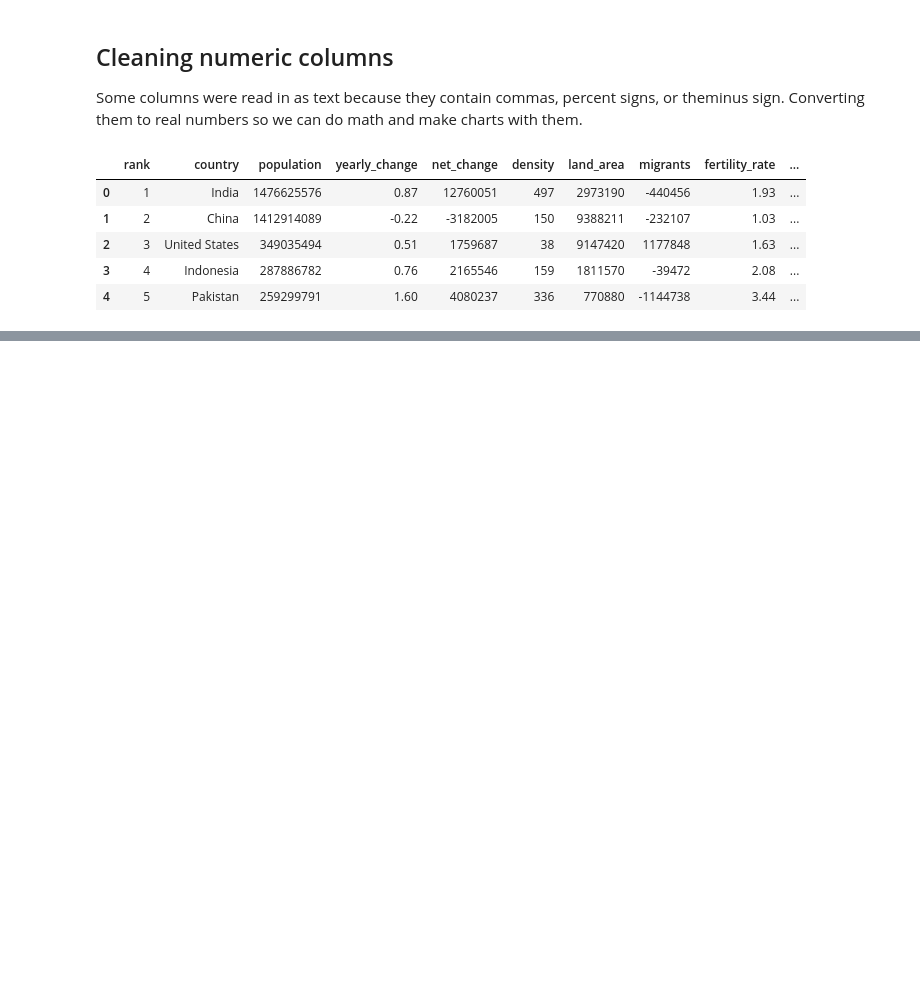
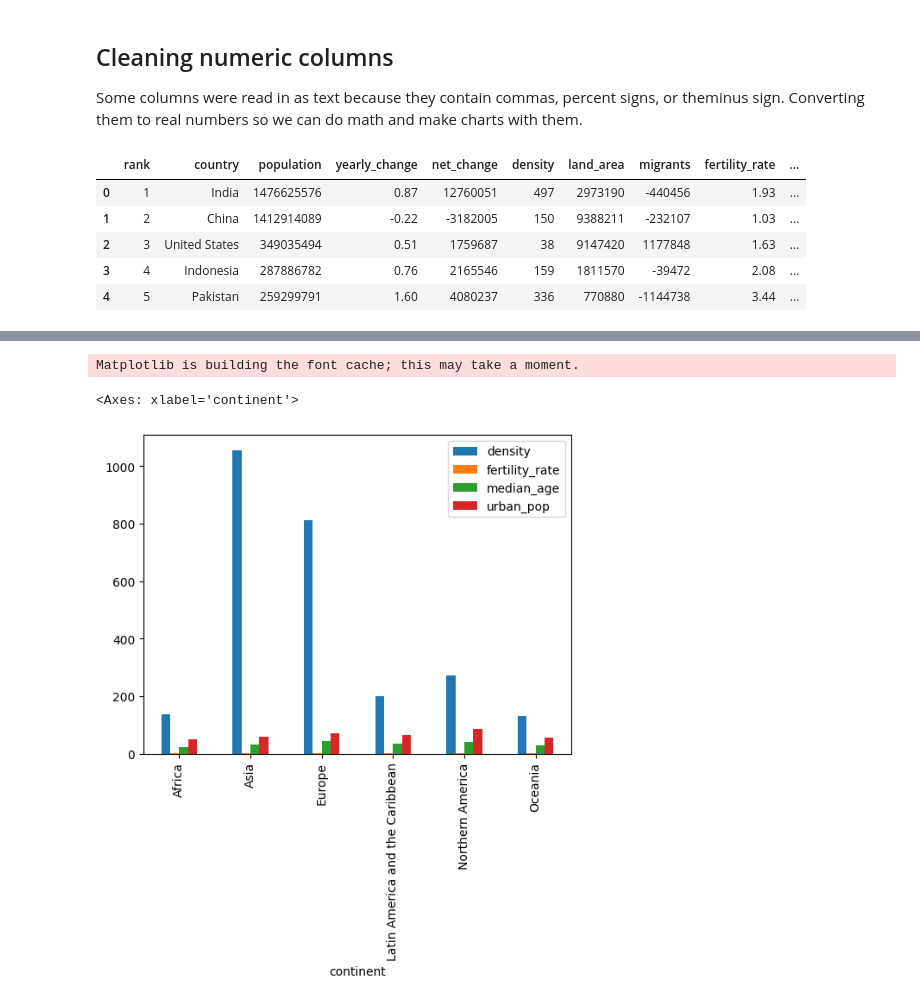
Before and after one commit to KristijanJakimov/population_project, a Jupyter notebook: analysis.ipynb, the cells around one changed output, grey strips where cells are left out. Drawn from its saved outputs; the diff is of its cells as text; code cells hidden in the pictures; blank space fills up the shorter version.

Commit message:
chart made: density fertility median age and urban pop by country

```diff
--- a/analysis.ipynb
+++ b/analysis.ipynb
@@ -93,6 +93,7 @@ data["land_area"] = [int(clean_number(value)) for value in data["land_area"]]
 data["migrants"] = [int(clean_number(value)) for value in data["migrants"]]
 data["urban_pop"] = [float(clean_number(value)) for value in data["urban_pop"]]
 data["world_share"] = [float(clean_number(value)) for value in data["world_share"]]
+data["density"] = [int(clean_number(value)) for value in data["density"]]
 data.head()
 # %% [output]
 |  | rank | country | population | yearly_change | net_change | density | land_area | migrants | fertility_rate | ... |
@@ -103,0 +109,3 @@ data.head()
+# %%
+continent_averages = data.groupby("continent")[["density", "fertility_rate", "median_age", "urban_pop"]].mean()
+continent_averages
@@ -103,0 +143,6 @@ data.head()
+# %%
+continent_averages.plot.bar()
+# %% [output]
+Matplotlib is building the font cache; this may take a moment.
+<Axes: xlabel='continent'>
+[figure, added]
```
Also changed, not shown: parts of 3 cells of this notebook.
